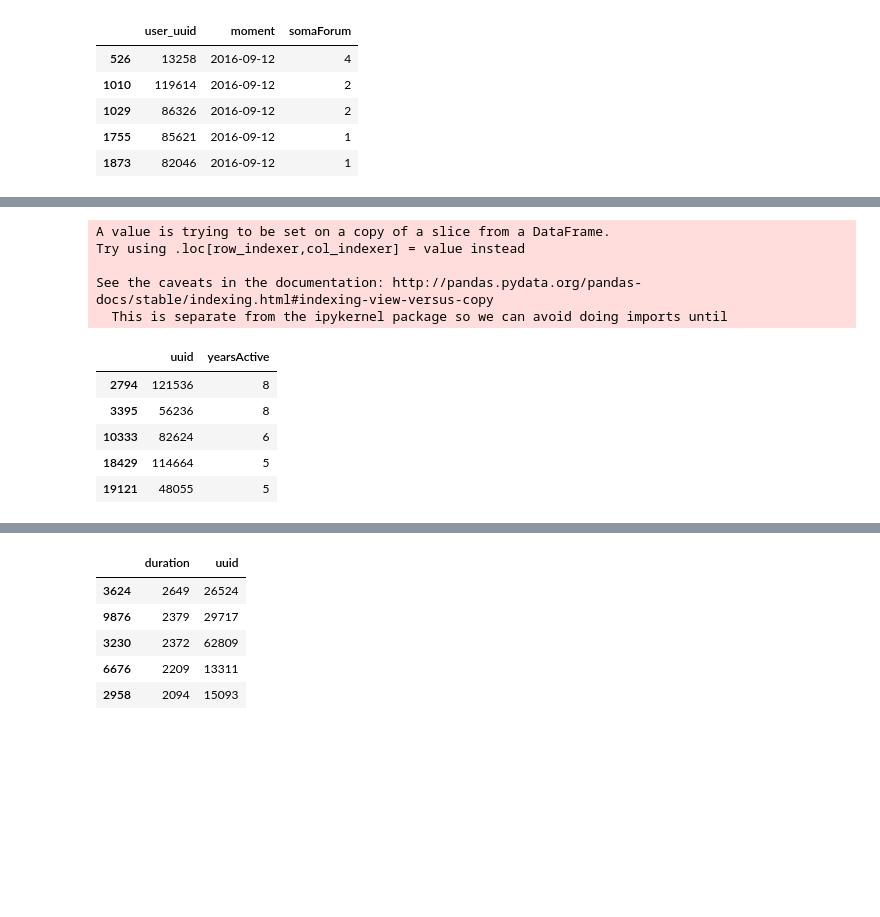
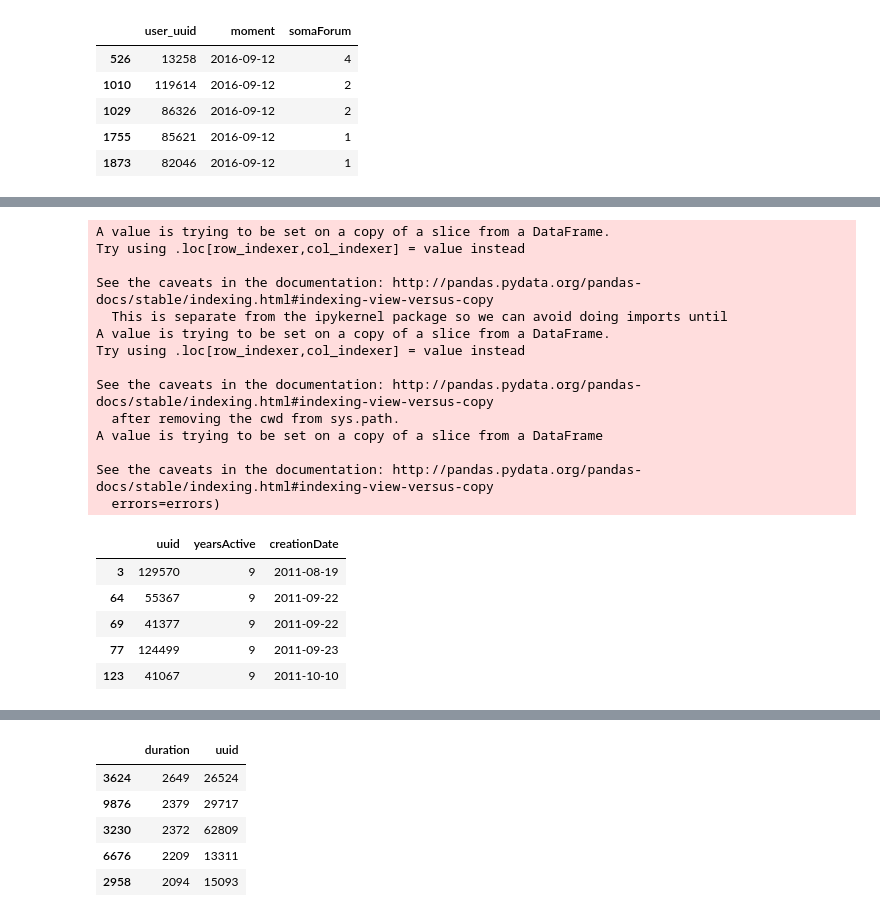
Before and after one commit to jo-nsc/distance-education-2020, a Jupyter notebook: analise_perfil_alunos.ipynb, the cells around one changed output, grey strips where cells are left out. Drawn from its saved outputs; the diff is of its cells as text; code cells hidden in the pictures; blank space fills up the shorter version.

```diff
--- a/analise_perfil_alunos.ipynb
+++ b/analise_perfil_alunos.ipynb
@@ -108,6 +118,11 @@ logsForum.head()
 | 1873 | 82046 | 2016-09-12 | 1 |
 # %%
 logsEx = logs[logs['user_uuid'].isin(logsForum['user_uuid'])]
+
+logsEx = logsEx[logsEx.kind!='FORUM_SOLVED']
+logsEx = logsEx[logsEx.kind!='FORUM_POSTED']
+logsEx = logsEx[logsEx.kind!='SUGGESTION_APPROVED']
+
 logsEx.drop(['iterable_uuid'],axis=1,inplace=True)
 logsEx['somaEx'] = logsEx.groupby(['user_uuid','moment'])['kind'].transform('count')
 logsEx.drop_duplicates(subset=['user_uuid','moment'],inplace=True)
@@ -131,7 +137,7 @@ See the caveats in the documentation: http://pandas.pydata.org/pandas-docs/stabl
 | 21 | 16502 | 2016-09-12 | 11 |
 # %%
 teste = logsForum.merge(logsEx, left_on=['user_uuid','moment'], right_on=['user_uuid','moment'])
-teste = teste[teste['somaForum'] >= 15]
+teste = teste[(teste['somaEx'] < 300)]
 teste.head()
 # %% [output]
 |  | user_uuid | moment | somaForum | somaEx |
@@ -143,21 +183,31 @@ teste.head()
 # %%
 activeYears = users[users['uuid'].isin(teste['user_uuid'])]
 createdDates= [pd.to_datetime(d) for d in activeYears['createdAt']]
 activeYears['yearsActive'] = [relativedelta(datetime.now(), d).years for d in createdDates]
+activeYears['creationDate'] = [i for i in createdDates]
 activeYears.drop(['createdAt','special_flagged'],axis=1,inplace=True)
 activeYears.head()
 # %% [output]
 A value is trying to be set on a copy of a slice from a DataFrame.
 Try using .loc[row_indexer,col_indexer] = value instead
 
 See the caveats in the documentation: http://pandas.pydata.org/pandas-docs/stable/indexing.html#indexing-view-versus-copy
   This is separate from the ipykernel package so we can avoid doing imports until
+A value is trying to be set on a copy of a slice from a DataFrame.
+Try using .loc[row_indexer,col_indexer] = value instead
+
+See the caveats in the documentation: http://pandas.pydata.org/pandas-docs/stable/indexing.html#indexing-view-versus-copy
+  after removing the cwd from sys.path.
+A value is trying to be set on a copy of a slice from a DataFrame
+
+See the caveats in the documentation: http://pandas.pydata.org/pandas-docs/stable/indexing.html#indexing-view-versus-copy
+  errors=errors)
-|  | uuid | yearsActive |
-| 2794 | 121536 | 8 |
-| 3395 | 56236 | 8 |
-| 10333 | 82624 | 6 |
-| 18429 | 114664 | 5 |
-| 19121 | 48055 | 5 |
+|  | uuid | yearsActive | creationDate |
+| 3 | 129570 | 9 | 2011-08-19 |
+| 64 | 55367 | 9 | 2011-09-22 |
+| 69 | 41377 | 9 | 2011-09-22 |
+| 77 | 124499 | 9 | 2011-09-23 |
+| 123 | 41067 | 9 | 2011-10-10 |
 # %%
 avgPosts = teste.merge(activeYears,left_on='user_uuid',right_on='uuid')
 avgPosts.drop(['uuid'],axis=1,inplace=True)
```
Also changed, not shown: parts of 12 cells of this notebook.
